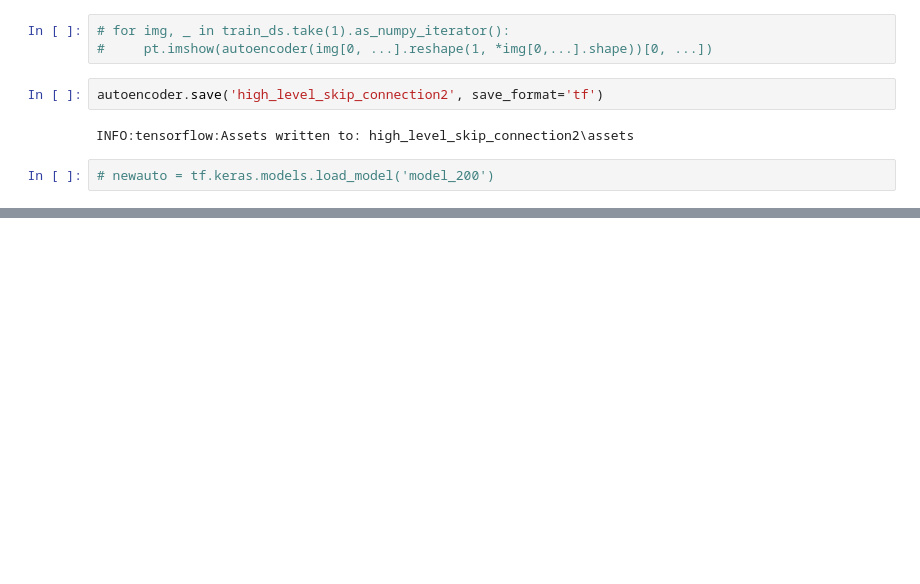
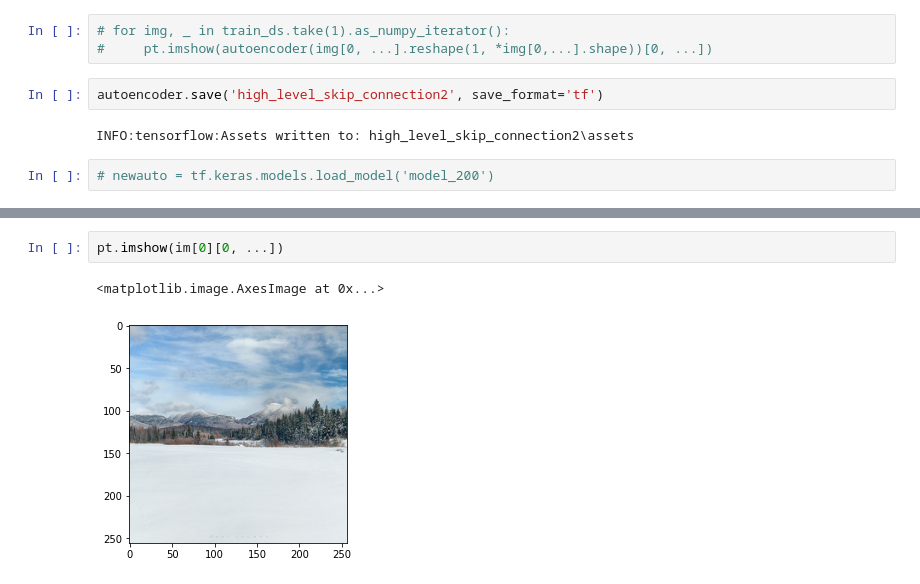
Before and after one commit to mycicle/cpe695, a Jupyter notebook: assignments/final_project/latent_transfer_large.ipynb, the cells around one changed output, grey strips where cells are left out. Drawn from its saved outputs; the diff is of its cells as text; blank space fills up the shorter version.

```diff
--- a/assignments/final_project/latent_transfer_large.ipynb
+++ b/assignments/final_project/latent_transfer_large.ipynb
@@ -359,0 +353,5 @@ Clipping input data to the valid range for imshow with RGB data ([0..1] for floa
+# %%
+pt.imshow(im[0][0, ...])
+# %% [output]
+<matplotlib.image.AxesImage at 0x...>
+[figure, added]
```
Also changed, not shown: parts of 30 cells of this notebook, 5 other files.
